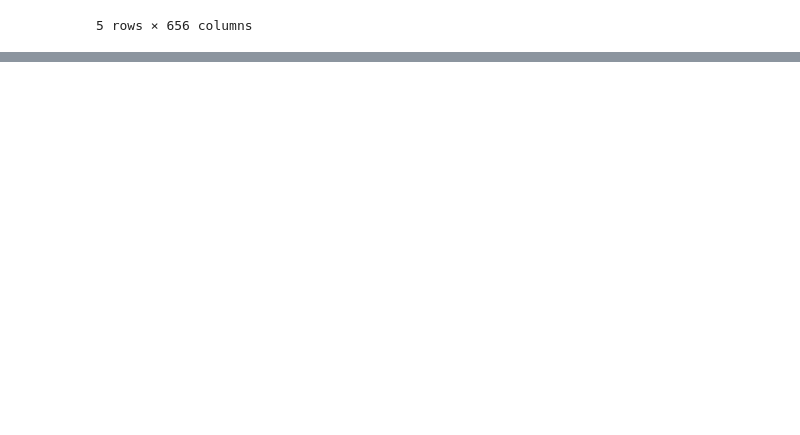
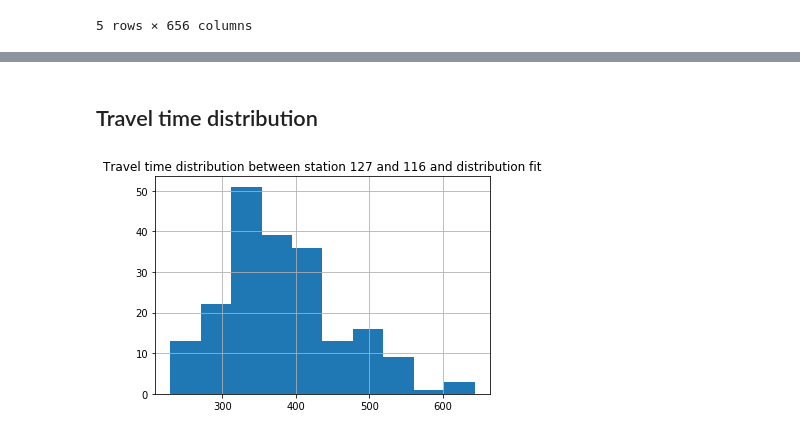
Before and after one commit to RafalKucharskiPK/DataScience_for_TransportationResearch, a Jupyter notebook: demo.ipynb, the cells around one changed output, grey strips where cells are left out. Drawn from its saved outputs; the diff is of its cells as text; code cells hidden in the pictures; blank space fills up the shorter version.

```diff
--- a/demo.ipynb
+++ b/demo.ipynb
@@ -261,0 +263,11 @@ relative_OD.head()
+# %% [markdown]
+## Travel time distribution
+# %%
+matrix = trips.groupby(by=['start station id', 'end station id'])  # pivot the trips for the matrix
+durations = matrix.get_group((127, 116)).tripduration  # access a single cell of the matrix
+durations = durations[durations < durations.quantile(0.95)]  # filter below the given percentile
+durations.hist()
+plt.title("Travel time distribution between station 127 and 116 and distribution fit")
+plt.show()
+# %% [output]
+[figure, added]
```
Also changed, not shown: parts of 23 cells of this notebook, 1 other file.
